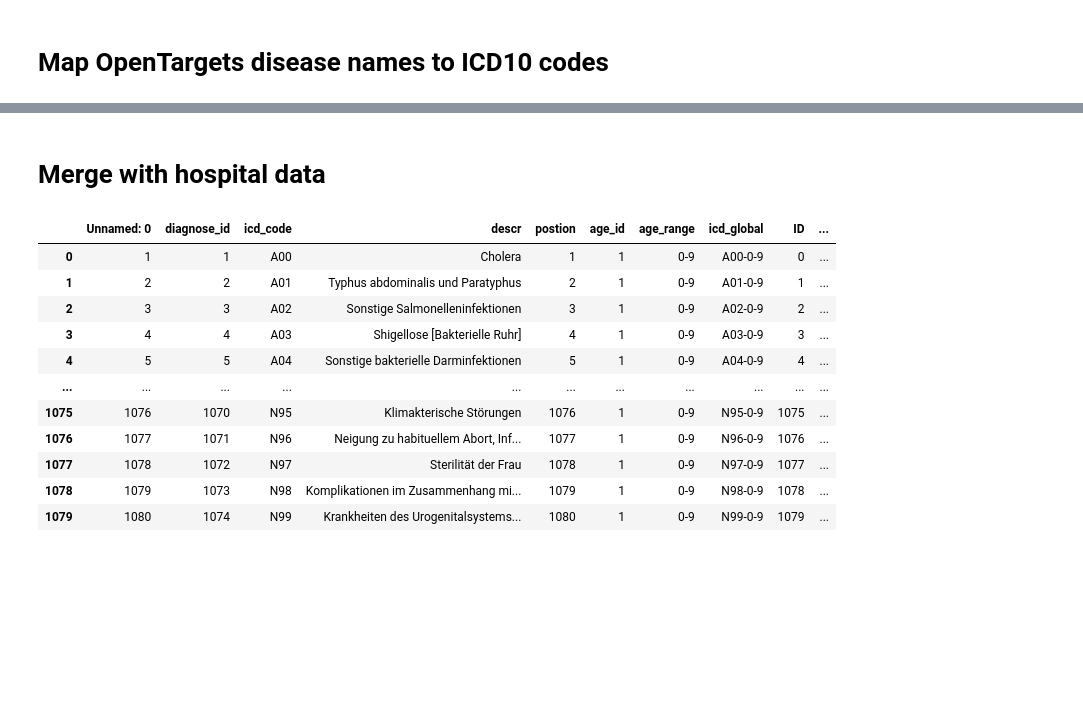
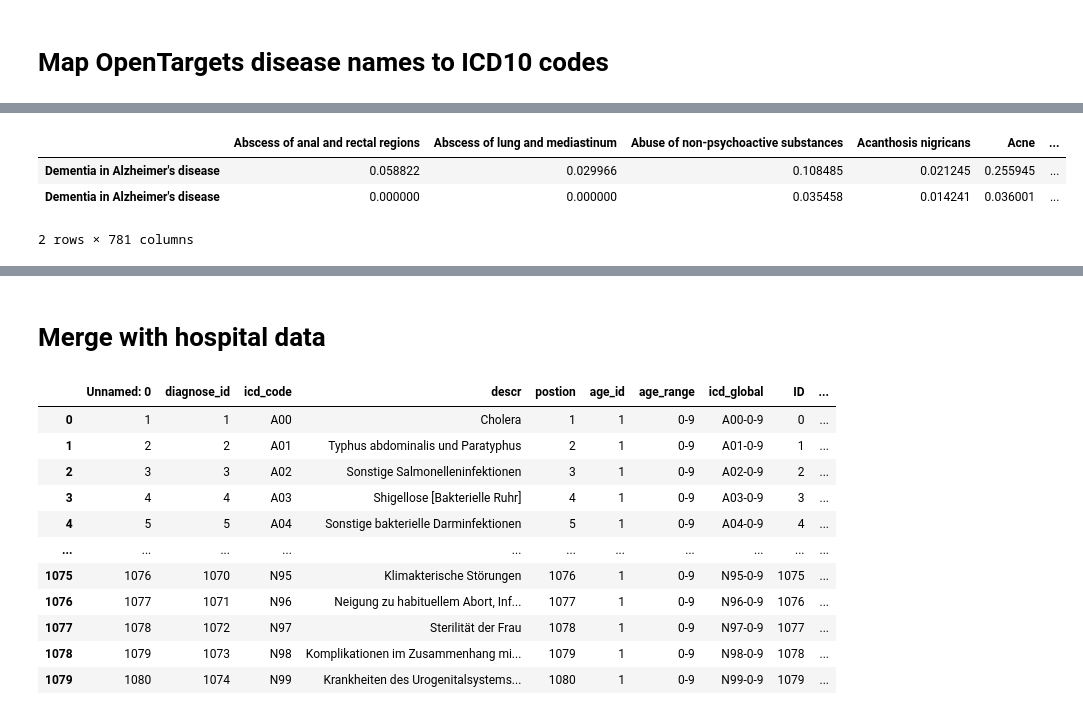
Before and after one commit to vladimirkovacevic/CSH, a Jupyter notebook: map_icd.ipynb, the cells around one changed output, grey strips where cells are left out. Saved outputs shown, nothing was run; the diff lists cells and outputs as text; code cells hidden in the pictures; blank space fills up the shorter version.

```diff
--- a/map_icd.ipynb
+++ b/map_icd.ipynb
@@ -230,6 +291,13 @@ late-onset Alzheimers disease: Alzheimer's disease
 multi-infarct dementia: Vascular dementia
 semantic dementia: Dementia
 vascular dementia: Vascular dementia
+# %%
+harmonized_open_targets.loc['Dementia in Alzheimer\'s disease', :]
+# %% [output]
+|  | Abscess of anal and rectal regions | Abscess of lung and mediastinum | Abuse of non-psychoactive substances | Acanthosis nigricans | Acne | ... |
+| Dementia in Alzheimer's disease | 0.058822 | 0.029966 | 0.108485 | 0.021245 | 0.255945 | ... |
+| Dementia in Alzheimer's disease | 0.000000 | 0.000000 | 0.035458 | 0.014241 | 0.036001 | ... |
+2 rows × 781 columns
 # %%
 harmonized_open_targets = filtered_open_target_df.copy() # List of relevant rows/columns
 
```
Also changed, not shown: parts of 16 cells of this notebook.
